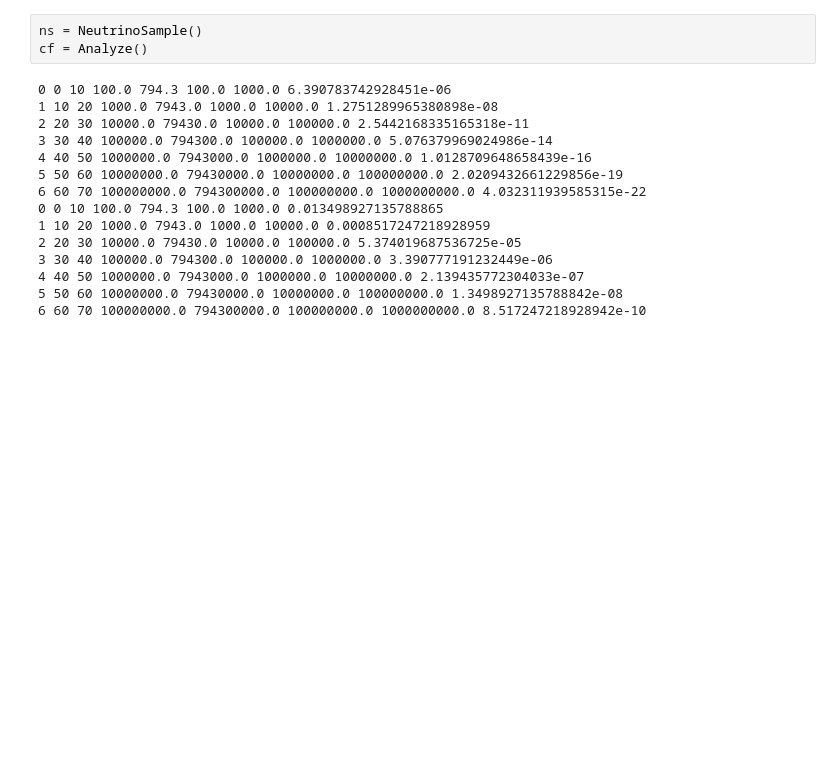
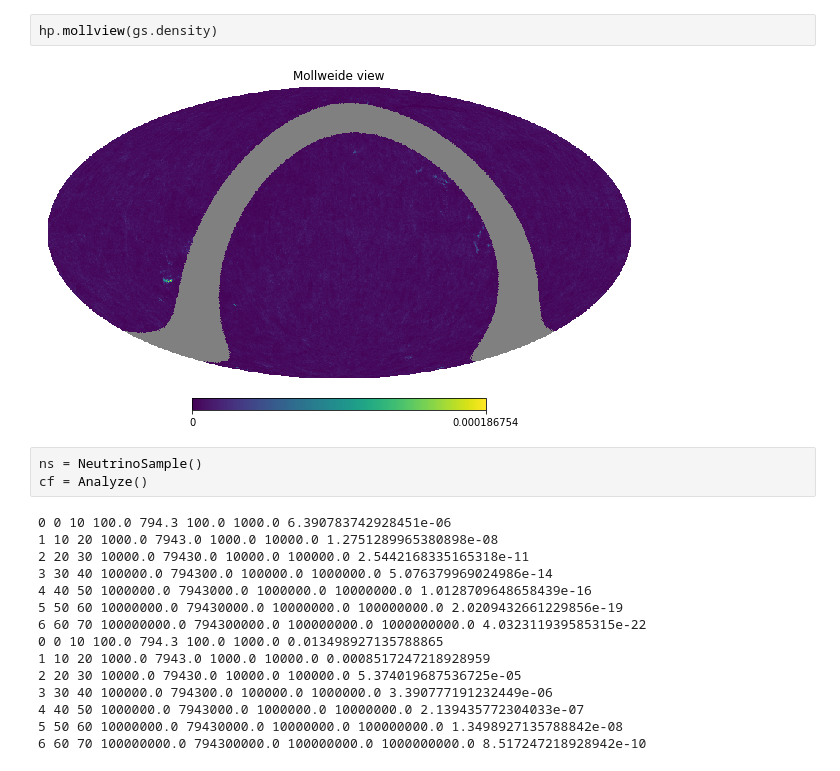
Before and after one commit to KIPAC/nuXgal, a Jupyter notebook: nb/test.ipynb, the cells around one changed output. Saved outputs shown, nothing was run; the diff lists cells and outputs as text; blank space fills up the shorter version.

```diff
--- a/nb/test.ipynb
+++ b/nb/test.ipynb
@@ -57,3 +101,7 @@ for i in range(Defaults.NEbin):
+# %%
+hp.mollview(gs.density)
+# %% [output]
+[figure, added]
 # %%
 ns = NeutrinoSample()
 cf = Analyze()
```
Also changed, not shown: parts of 8 cells of this notebook, 32 other files.
